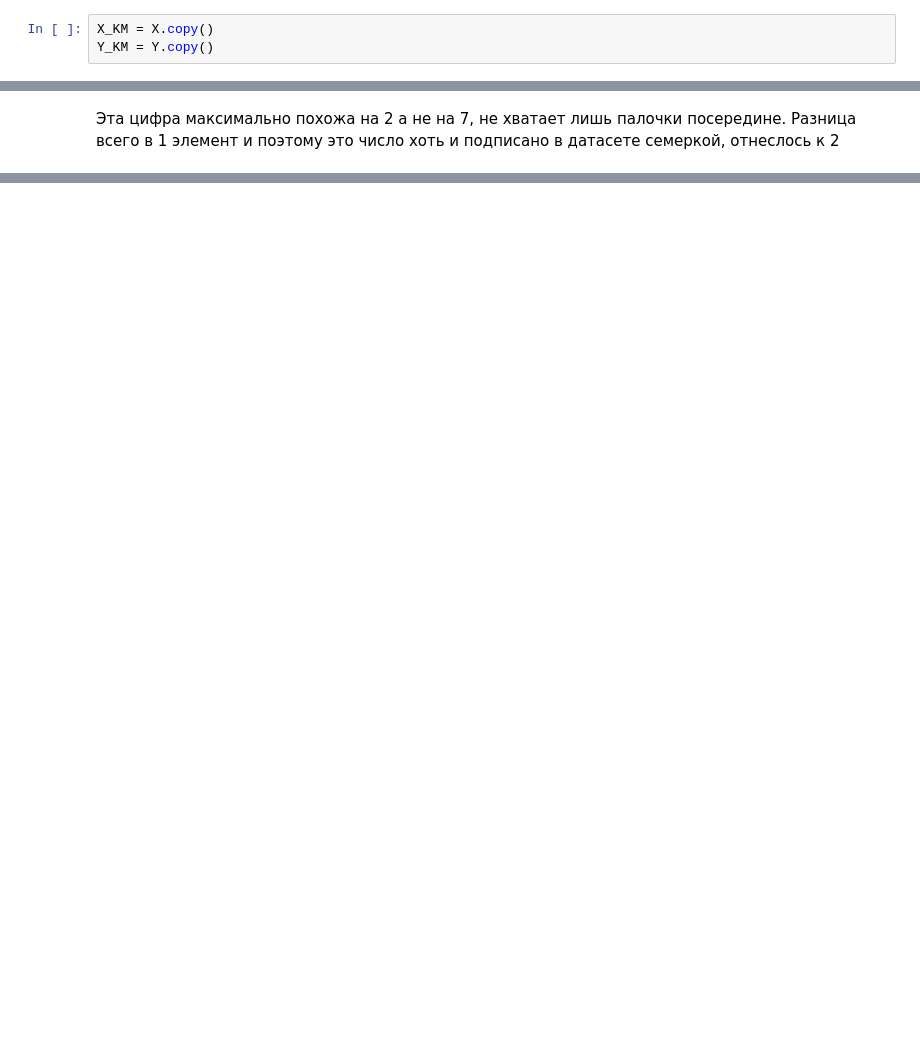
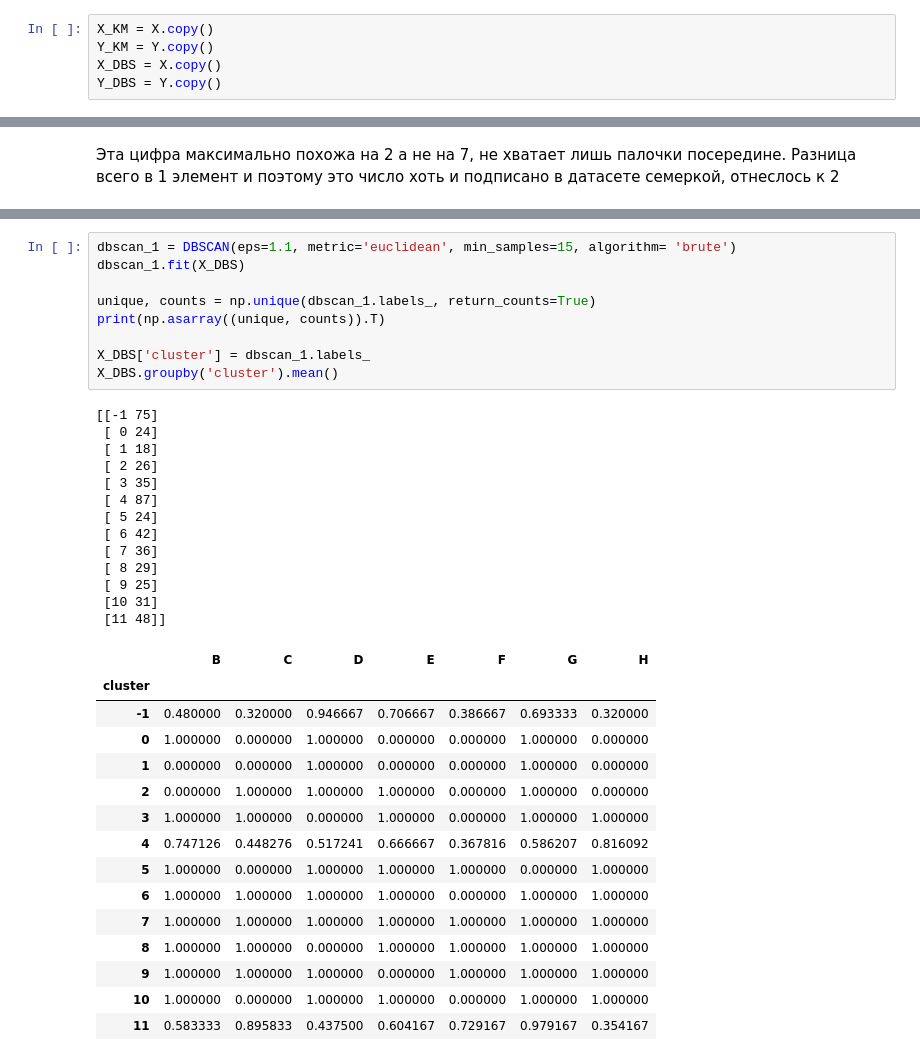
Before and after one commit to potyomin/DA_on_python_labs, a Jupyter notebook: notebooks/lab_1_3_2.ipynb, the cells around one changed output, grey strips where cells are left out. Saved outputs shown, nothing was run; the diff lists cells and outputs as text; blank space fills up the shorter version.

```diff
--- a/notebooks/lab_1_3_2.ipynb
+++ b/notebooks/lab_1_3_2.ipynb
@@ -119,6 +119,8 @@ Name: A, dtype: string
 # %%
 X_KM = X.copy()
 Y_KM = Y.copy()
+X_DBS = X.copy()
+Y_DBS = Y.copy()
 # %% [markdown]
 Теперь данные нормализованы и можно приступать к кластеризации
 # %%
@@ -280,0 +354,38 @@ plt.show()
+# %%
+dbscan_1 = DBSCAN(eps=1.1, metric='euclidean', min_samples=15, algorithm= 'brute')
+dbscan_1.fit(X_DBS)
+
+unique, counts = np.unique(dbscan_1.labels_, return_counts=True)
+print(np.asarray((unique, counts)).T)
+
+X_DBS['cluster'] = dbscan_1.labels_
+X_DBS.groupby('cluster').mean()
+# %% [output]
+[[-1 75]
+ [ 0 24]
+ [ 1 18]
+ [ 2 26]
+ [ 3 35]
+ [ 4 87]
+ [ 5 24]
+ [ 6 42]
+ [ 7 36]
+ [ 8 29]
+ [ 9 25]
+ [10 31]
+ [11 48]]
+|  | B | C | D | E | F | G | H |
+| cluster |  |  |  |  |  |  |  |
+| -1 | 0.480000 | 0.320000 | 0.946667 | 0.706667 | 0.386667 | 0.693333 | 0.320000 |
+| 0 | 1.000000 | 0.000000 | 1.000000 | 0.000000 | 0.000000 | 1.000000 | 0.000000 |
+| 1 | 0.000000 | 0.000000 | 1.000000 | 0.000000 | 0.000000 | 1.000000 | 0.000000 |
+| 2 | 0.000000 | 1.000000 | 1.000000 | 1.000000 | 0.000000 | 1.000000 | 0.000000 |
+| 3 | 1.000000 | 1.000000 | 0.000000 | 1.000000 | 0.000000 | 1.000000 | 1.000000 |
+| 4 | 0.747126 | 0.448276 | 0.517241 | 0.666667 | 0.367816 | 0.586207 | 0.816092 |
+| 5 | 1.000000 | 0.000000 | 1.000000 | 1.000000 | 1.000000 | 0.000000 | 1.000000 |
+| 6 | 1.000000 | 1.000000 | 1.000000 | 1.000000 | 0.000000 | 1.000000 | 1.000000 |
+| 7 | 1.000000 | 1.000000 | 1.000000 | 1.000000 | 1.000000 | 1.000000 | 1.000000 |
+| 8 | 1.000000 | 1.000000 | 0.000000 | 1.000000 | 1.000000 | 1.000000 | 1.000000 |
+| 9 | 1.000000 | 1.000000 | 1.000000 | 0.000000 | 1.000000 | 1.000000 | 1.000000 |
+| 10 | 1.000000 | 0.000000 | 1.000000 | 1.000000 | 0.000000 | 1.000000 | 1.000000 |
+| 11 | 0.583333 | 0.895833 | 0.437500 | 0.604167 | 0.729167 | 0.979167 | 0.354167 |
```
Also changed, not shown: parts of 8 cells of this notebook.
